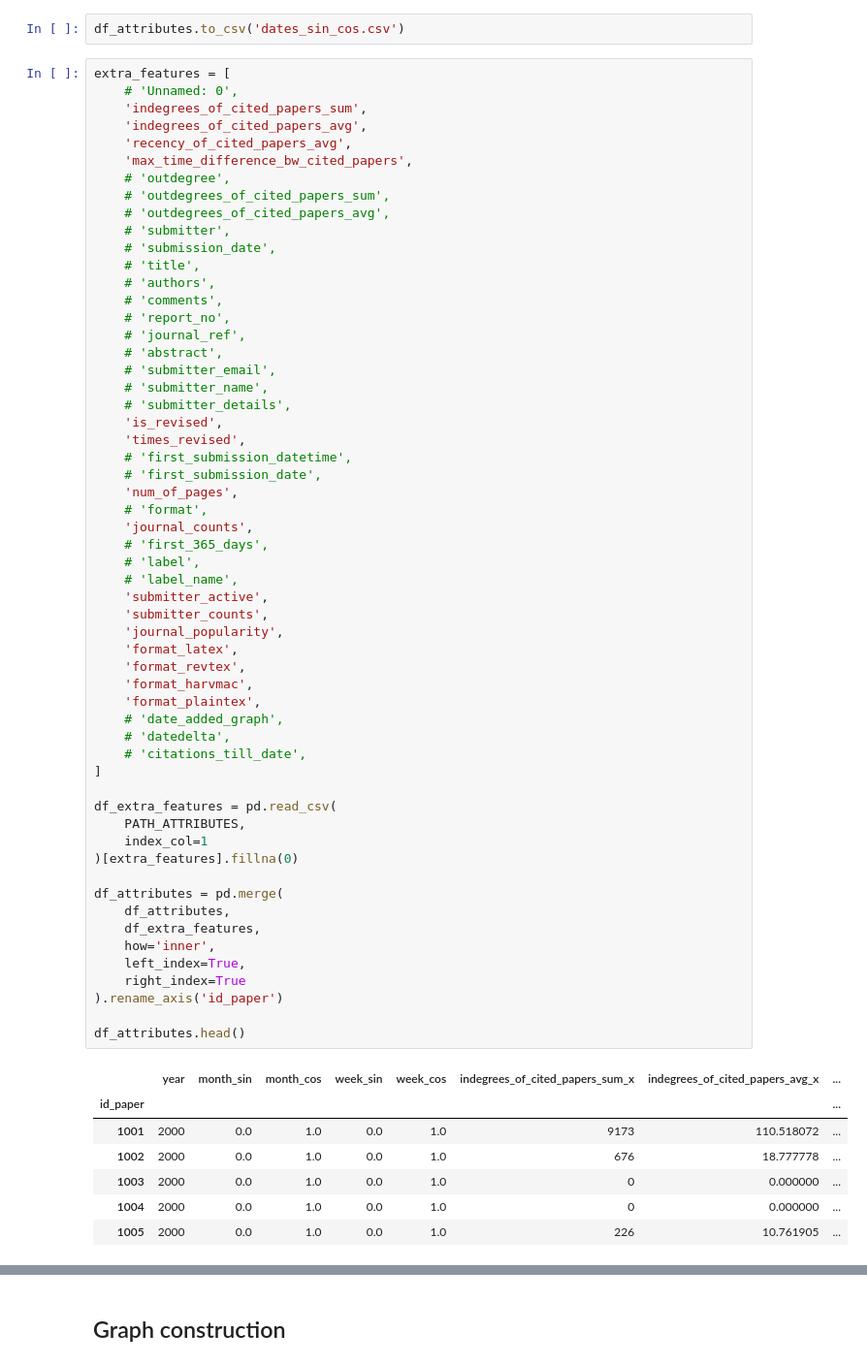
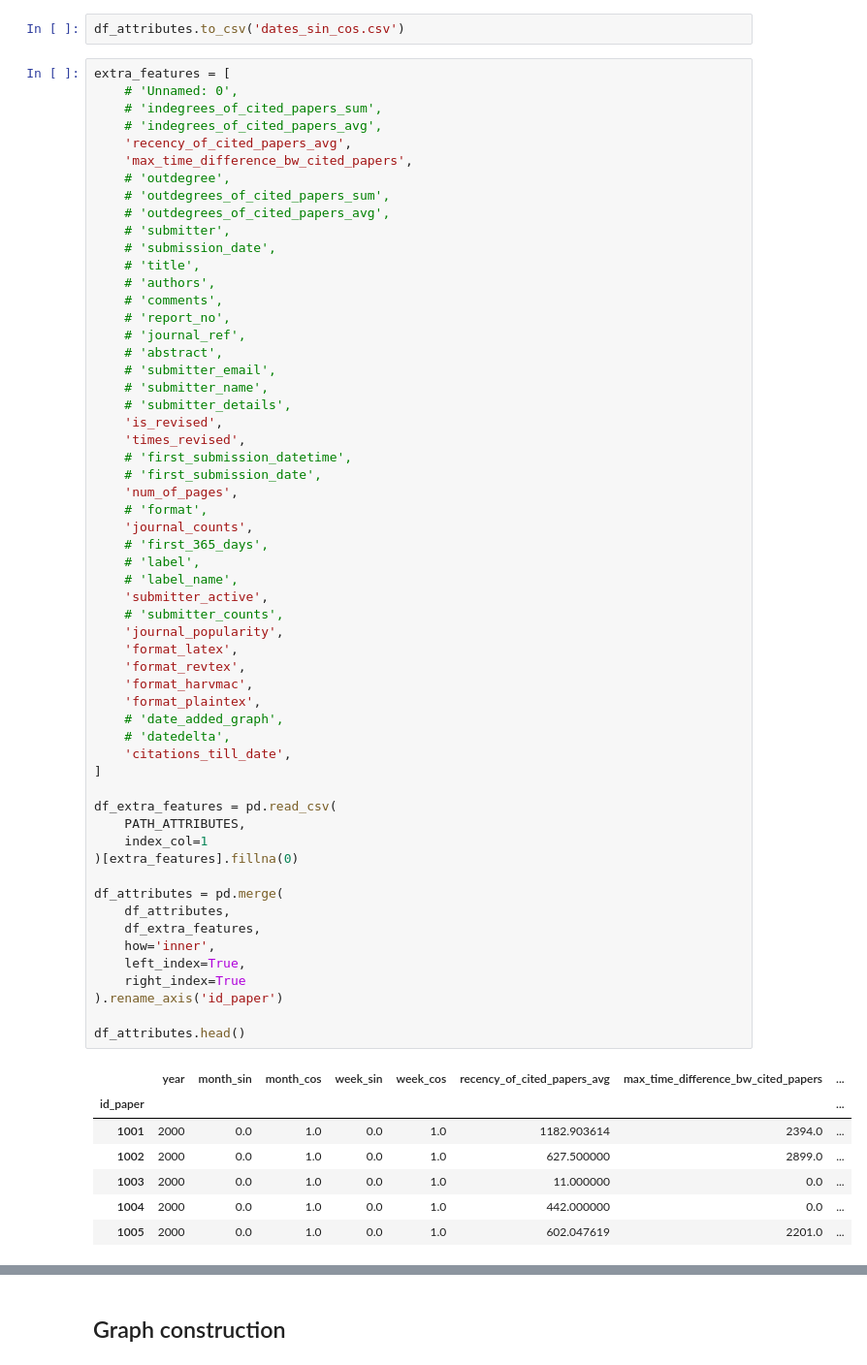
Before and after one commit to Nathanael210/WebMining, a Jupyter notebook: notebooks/3.2.3 Graphsage_direct_node_classification_with_extra_feat.ipynb, the cells around one changed output, grey strips where cells are left out. Shown at 97% size. Drawn from its saved outputs; the diff is of its cells as text.

```diff
--- a/notebooks/3.2.3 Graphsage_direct_node_classification_with_extra_feat.ipynb
+++ b/notebooks/3.2.3 Graphsage_direct_node_classification_with_extra_feat.ipynb
@@ -142,8 +147,8 @@ df_attributes.to_csv('dates_sin_cos.csv')
 # %%
 extra_features = [
     # 'Unnamed: 0',
-    'indegrees_of_cited_papers_sum',
-    'indegrees_of_cited_papers_avg',
+    # 'indegrees_of_cited_papers_sum',
+    # 'indegrees_of_cited_papers_avg',
     'recency_of_cited_papers_avg',
     'max_time_difference_bw_cited_papers',
     # 'outdegree',
@@ -168,39 +173,39 @@ extra_features = [
     # 'format',
     'journal_counts',
     # 'first_365_days',
     # 'label',
     # 'label_name',
     'submitter_active',
-    'submitter_counts',
+    # 'submitter_counts',
     'journal_popularity',
     'format_latex',
     'format_revtex',
     'format_harvmac',
     'format_plaintex',
     # 'date_added_graph',
     # 'datedelta',
-    # 'citations_till_date',
+    'citations_till_date',
 ]
 
 df_extra_features = pd.read_csv(
     PATH_ATTRIBUTES,
     index_col=1
 )[extra_features].fillna(0)
 
 df_attributes = pd.merge(
     df_attributes,
     df_extra_features,
     how='inner',
     left_index=True,
     right_index=True
 ).rename_axis('id_paper')
 
 df_attributes.head()
 # %% [output]
-|  | year | month_sin | month_cos | week_sin | week_cos | indegrees_of_cited_papers_sum_x | indegrees_of_cited_papers_avg_x | ... |
+|  | year | month_sin | month_cos | week_sin | week_cos | recency_of_cited_papers_avg | max_time_difference_bw_cited_papers | ... |
 | id_paper |  |  |  |  |  |  |  | ... |
-| 1001 | 2000 | 0.0 | 1.0 | 0.0 | 1.0 | 9173 | 110.518072 | ... |
-| 1002 | 2000 | 0.0 | 1.0 | 0.0 | 1.0 | 676 | 18.777778 | ... |
-| 1003 | 2000 | 0.0 | 1.0 | 0.0 | 1.0 | 0 | 0.000000 | ... |
-| 1004 | 2000 | 0.0 | 1.0 | 0.0 | 1.0 | 0 | 0.000000 | ... |
-| 1005 | 2000 | 0.0 | 1.0 | 0.0 | 1.0 | 226 | 10.761905 | ... |
+| 1001 | 2000 | 0.0 | 1.0 | 0.0 | 1.0 | 1182.903614 | 2394.0 | ... |
+| 1002 | 2000 | 0.0 | 1.0 | 0.0 | 1.0 | 627.500000 | 2899.0 | ... |
+| 1003 | 2000 | 0.0 | 1.0 | 0.0 | 1.0 | 11.000000 | 0.0 | ... |
+| 1004 | 2000 | 0.0 | 1.0 | 0.0 | 1.0 | 442.000000 | 0.0 | ... |
+| 1005 | 2000 | 0.0 | 1.0 | 0.0 | 1.0 | 602.047619 | 2201.0 | ... |
```
Also changed, not shown: parts of 9 cells of this notebook, 1 other file.
